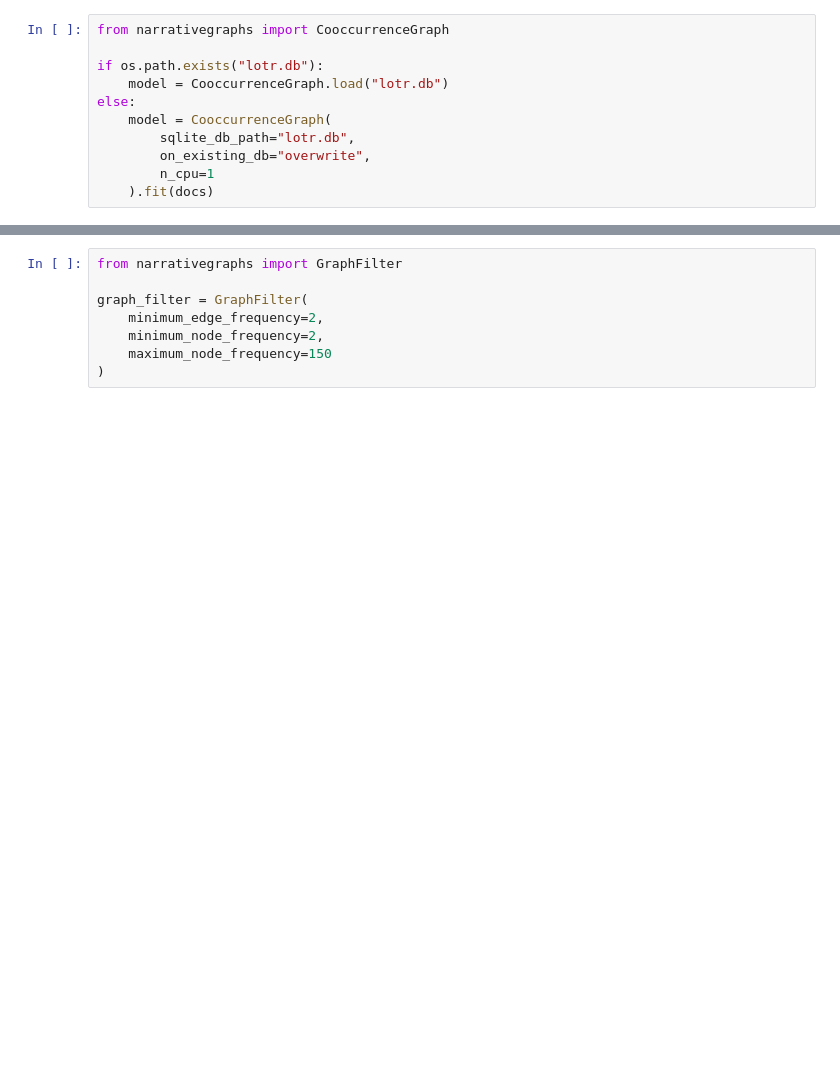
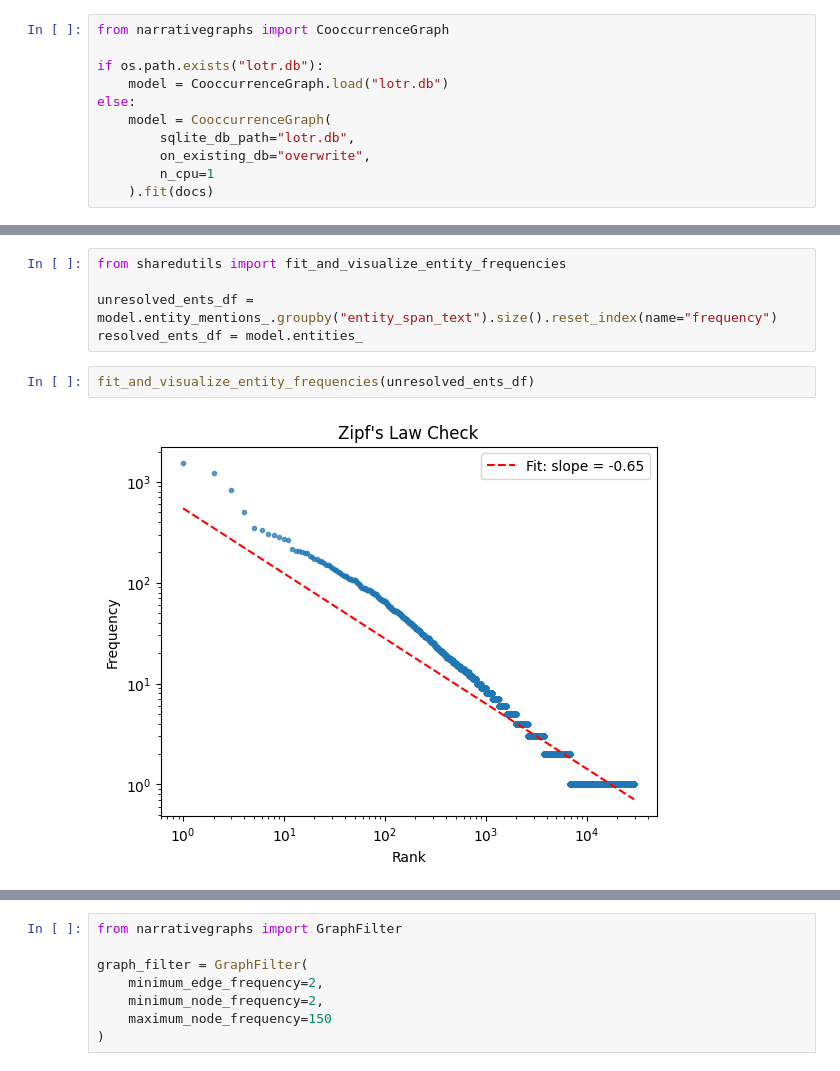
Before and after one commit to KasperFyhn/narrativegraphs, a Jupyter notebook: examples/micro-narratives/lotr-analysis.ipynb, the cells around one changed output, grey strips where cells are left out. Saved outputs shown, nothing was run; the diff lists cells and outputs as text; blank space fills up the shorter version.

```diff
--- a/examples/micro-narratives/lotr-analysis.ipynb
+++ b/examples/micro-narratives/lotr-analysis.ipynb
@@ -28,0 +38,9 @@ else:
+# %%
+from sharedutils import fit_and_visualize_entity_frequencies
+
+unresolved_ents_df = model.entity_mentions_.groupby("entity_span_text").size().reset_index(name="frequency")
+resolved_ents_df = model.entities_
+# %%
+fit_and_visualize_entity_frequencies(unresolved_ents_df)
+# %% [output]
+[figure, added]
```
Also changed, not shown: parts of 7 cells of this notebook, 5 other files.
